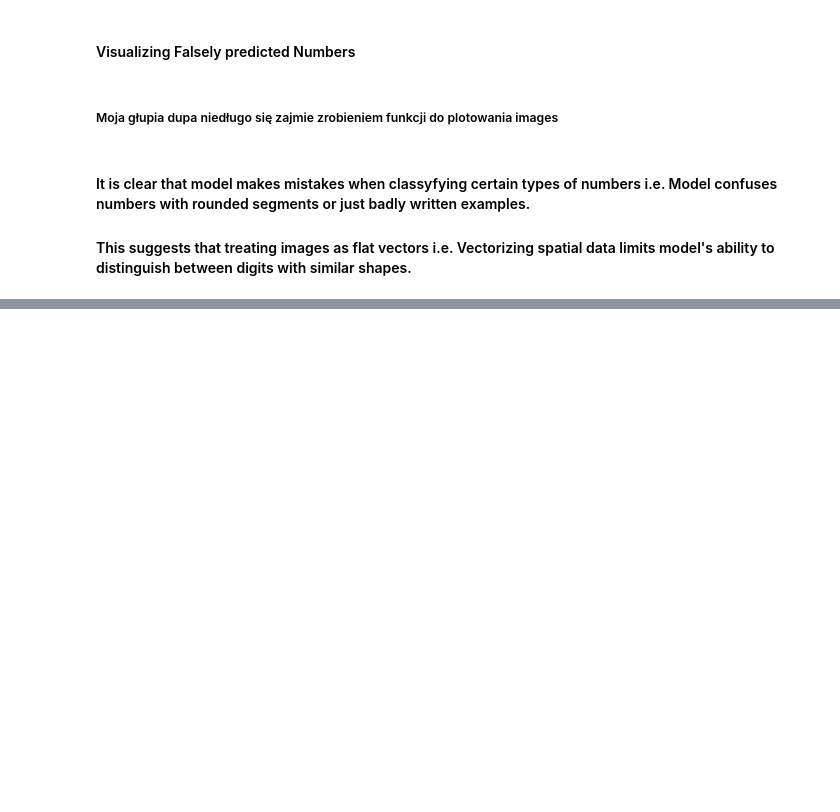
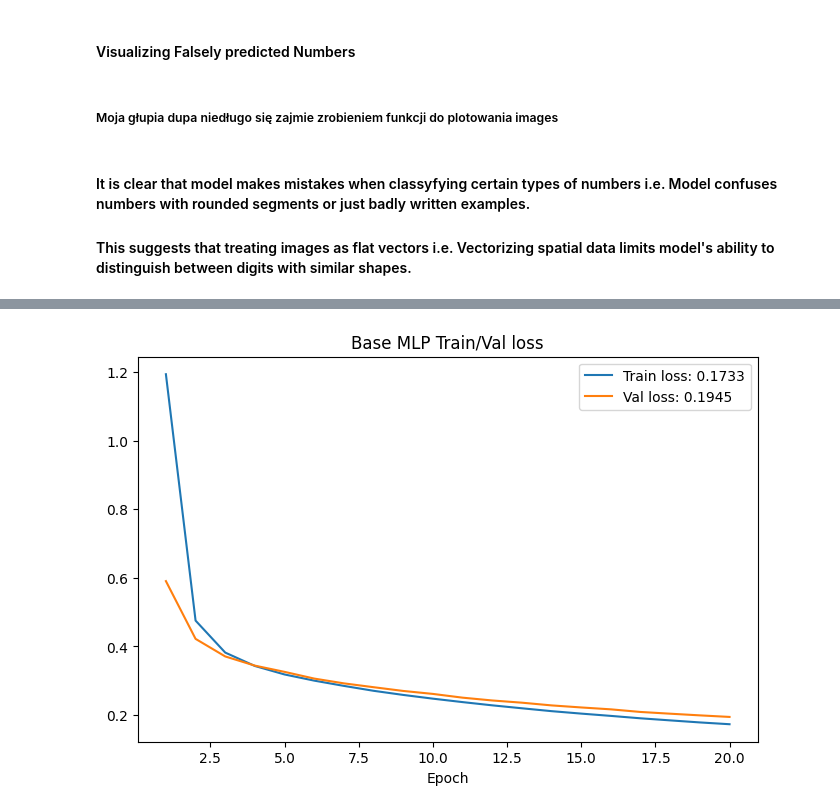
Before and after one commit to M4rselo/hypothesis_mnist_project, a Jupyter notebook: mnist_hypothesis_project.ipynb, the cells around one changed output, grey strips where cells are left out. Saved outputs shown, nothing was run; the diff lists cells and outputs as text; code cells hidden in the pictures; blank space fills up the shorter version.

```diff
--- a/mnist_hypothesis_project.ipynb
+++ b/mnist_hypothesis_project.ipynb
@@ -252,0 +258,26 @@ False labels in batch: 25
+# %%
+class BaseMLP(nn.Module):
+    def __init__(self, num_outputs, num_hiddens, act_name, lr):
+        super().__init__()
+        self.num_outputs = num_outputs
+        self.num_hiddens = num_hiddens
+        self.act_name = act_name
+        self.lr = lr
+        if self.act_name == 'ReLU':
+            self.act_func = nn.ReLU()
+        else:
+            self.act_func = nn.Tanh()
+        self.net = nn.Sequential(nn.Flatten(), nn.LazyLinear(self.num_hiddens), self.act_func, nn.LazyLinear(self.num_outputs))
+
+    def forward(self, X):
+        return self.net(X)
+
+    def ce_loss(self, Y_hat, Y):
+        return F.cross_entropy(Y_hat, Y, reduction='mean')
+
+    def config_optim(self):
+        return torch.optim.SGD(self.parameters(), lr=self.lr)
+
+    def batch_step(self, batch):
+        l = self.ce_loss(self.forward(batch[0]), batch[1])
+        return l
@@ -252,0 +290,7 @@ False labels in batch: 25
+# %%
+base_mlp = BaseMLP(num_outputs=10, num_hiddens=256, act_name='ReLU', lr=0.05)
+plotter = Plotter("Base MLP Train/Val loss")
+trainer = Trainer(20)
+trainer.fit(base_mlp, train_tensor, val_tensor, plotter)
+# %% [output]
+[figure, added]
```
Also changed, not shown: parts of 19 cells of this notebook.
